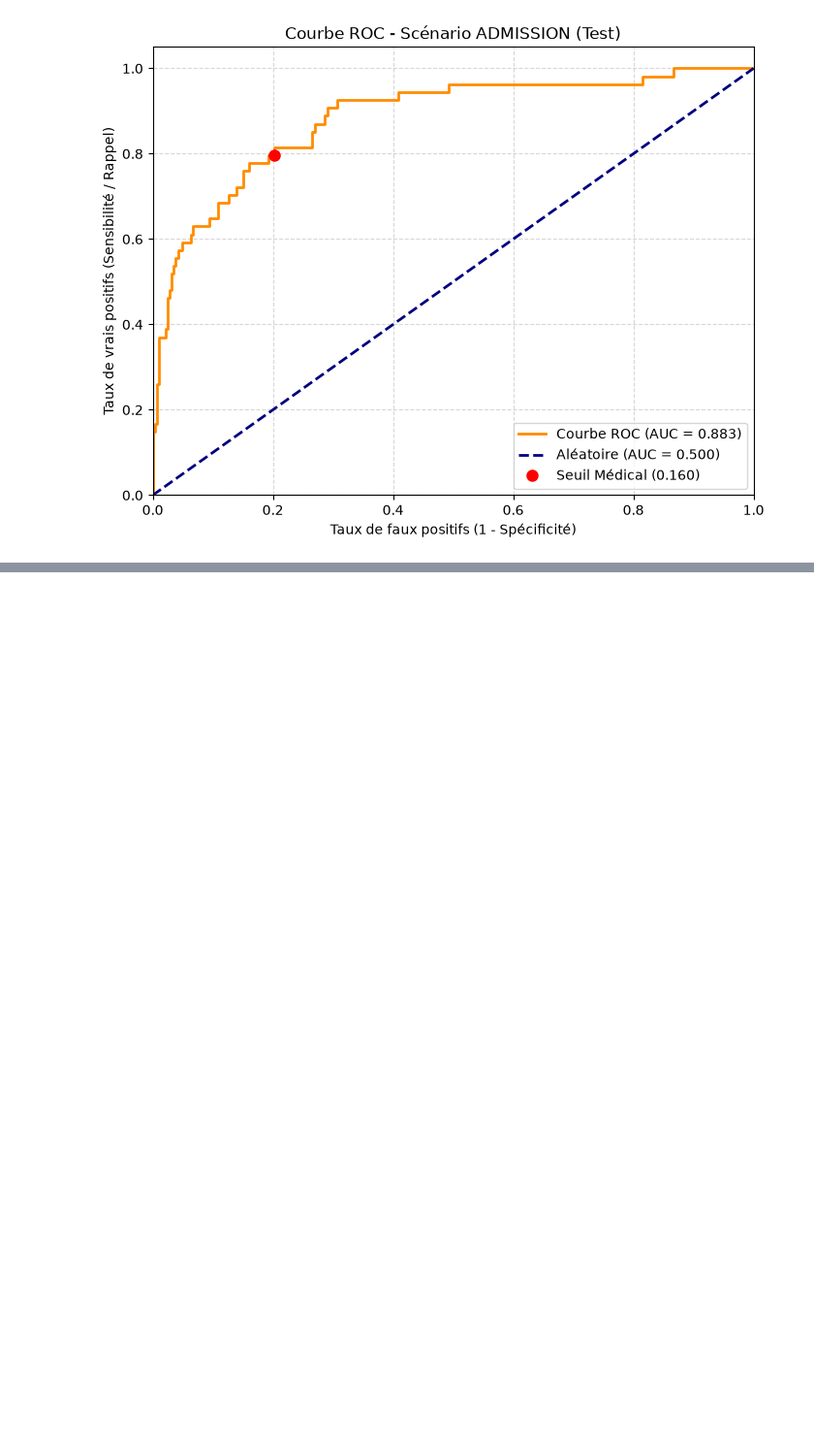
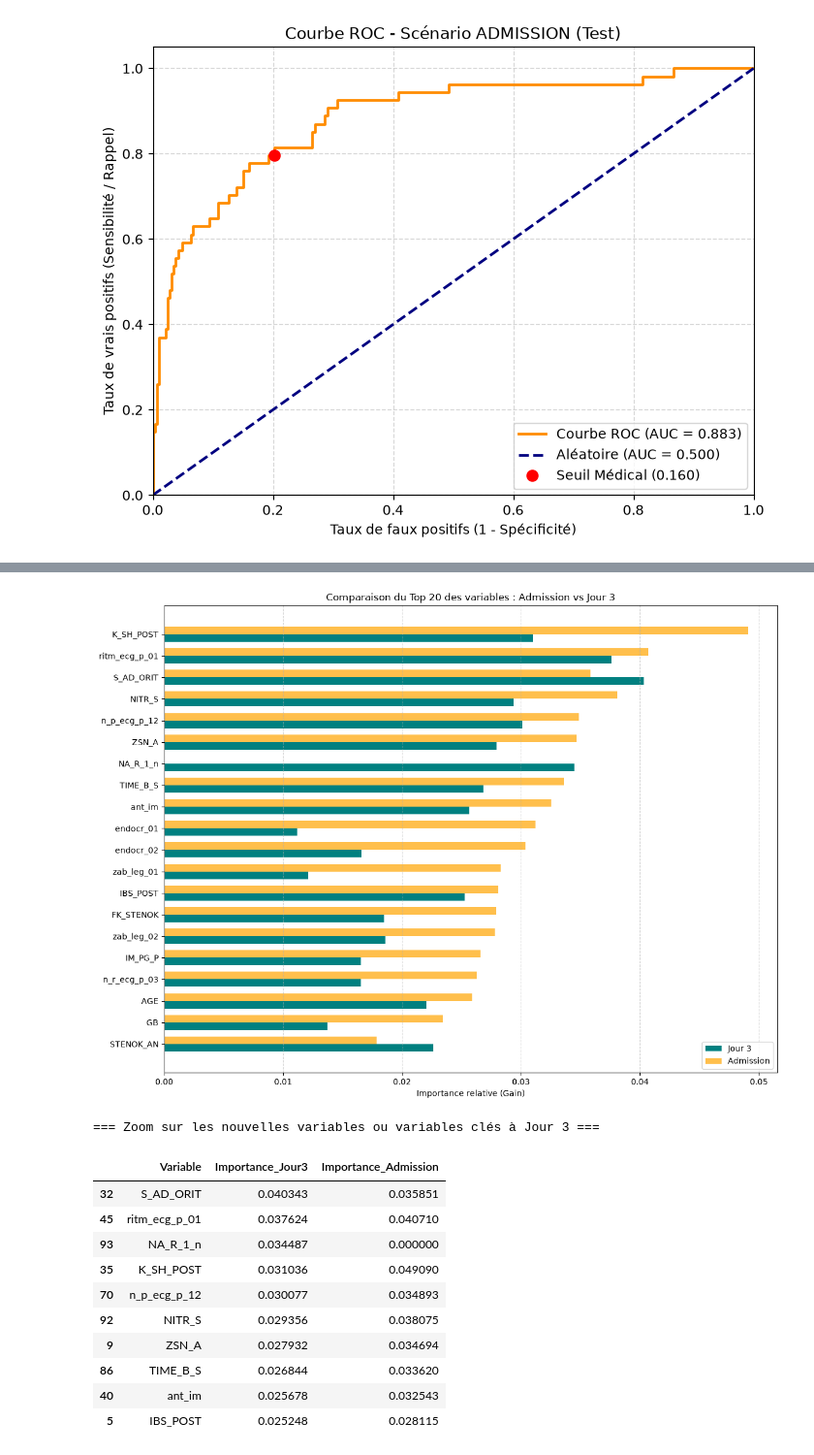
Before and after one commit to maximgasnier/be_ClinTrajan, a Jupyter notebook: notebook_ClinTrajan_VF.ipynb, the cells around one changed output, grey strips where cells are left out. Shown at 97% size. Cells and saved outputs as stored; diff of their text form; code cells hidden in the pictures; blank space fills up the shorter version.

```diff
--- a/notebook_ClinTrajan_VF.ipynb
+++ b/notebook_ClinTrajan_VF.ipynb
@@ -993,0 +1292,58 @@ plt.show()
+# %%
+# 1. Extraire les importances pour l'Admission
+imp_adm = pd.DataFrame({
+    'Variable': X_adm_train_clean.columns,
+    'Importance_Admission': best_model_adm.feature_importances_
+})
+
+# 2. Extraire les importances pour le Jour 3
+imp_j3 = pd.DataFrame({
+    'Variable': X_j3_train_clean.columns,
+    'Importance_Jour3': best_model_j3.feature_importances_
+})
+
+# 3. Fusionner les deux tableaux pour la comparaison
+comp_imp = pd.merge(imp_j3, imp_adm, on='Variable', how='left')
+comp_imp['Importance_Admission'] = comp_imp['Importance_Admission'].fillna(0.0) # Les variables J3 absentes à l'admission ont une importance de 0
+
+# 4. Identifier les variables les plus importantes au global (somme ou max des deux scénarios)
+comp_imp['Max_Importance'] = comp_imp[['Importance_Jour3', 'Importance_Admission']].max(axis=1)
+comp_top = comp_imp.sort_values(by='Max_Importance', ascending=False).head(20)
+
+# 5. Tracer le graphique comparatif
+fig, ax = plt.subplots(figsize=(12, 9))
+
+y_pos = np.arange(len(comp_top))
+width = 0.35
+
+rects1 = ax.barh(y_pos + width/2, comp_top['Importance_Jour3'], width, label='Jour 3', color='teal')
+rects2 = ax.barh(y_pos - width/2, comp_top['Importance_Admission'], width, label='Admission', color='orange', alpha=0.7)
+
+ax.set_yticks(y_pos)
+ax.set_yticklabels(comp_top['Variable'])
+ax.invert_yaxis()  # Les plus importantes en haut
+ax.set_xlabel('Importance relative (Gain)')
+ax.set_title('Comparaison du Top 20 des variables : Admission vs Jour 3')
+ax.legend(loc='lower right')
+ax.grid(axis='x', linestyle='--', alpha=0.5)
+
+plt.tight_layout()
+plt.show()
+
+# Afficher le tableau des variables qui ont pris le plus d'importance ou qui sont nouvelles
+print("=== Zoom sur les nouvelles variables ou variables clés à Jour 3 ===")
+display(comp_imp.sort_values(by='Importance_Jour3', ascending=False).head(10)[['Variable', 'Importance_Jour3', 'Importance_Admission']])
+# %% [output]
+[figure, added]
+=== Zoom sur les nouvelles variables ou variables clés à Jour 3 ===
+|  | Variable | Importance_Jour3 | Importance_Admission |
+| 32 | S_AD_ORIT | 0.040343 | 0.035851 |
+| 45 | ritm_ecg_p_01 | 0.037624 | 0.040710 |
+| 93 | NA_R_1_n | 0.034487 | 0.000000 |
+| 35 | K_SH_POST | 0.031036 | 0.049090 |
+| 70 | n_p_ecg_p_12 | 0.030077 | 0.034893 |
+| 92 | NITR_S | 0.029356 | 0.038075 |
+| 9 | ZSN_A | 0.027932 | 0.034694 |
+| 86 | TIME_B_S | 0.026844 | 0.033620 |
+| 40 | ant_im | 0.025678 | 0.032543 |
+| 5 | IBS_POST | 0.025248 | 0.028115 |
```
Also changed, not shown: parts of 16 cells of this notebook.
